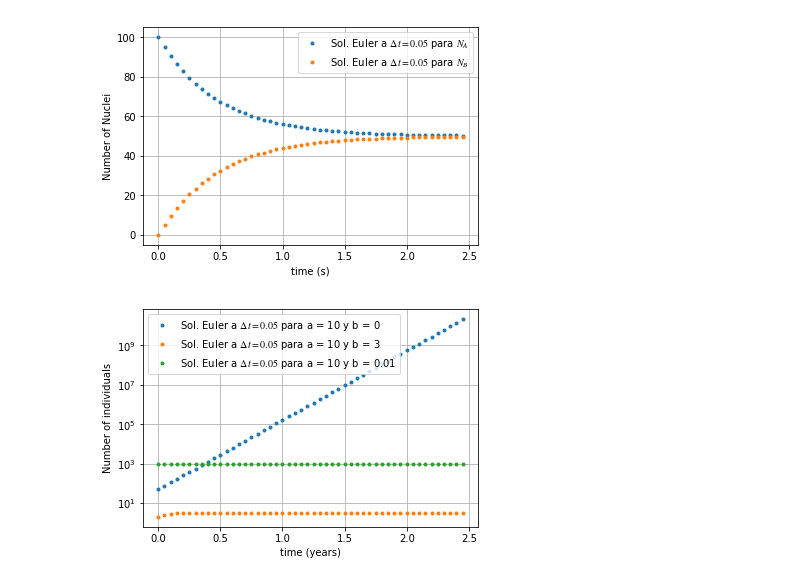
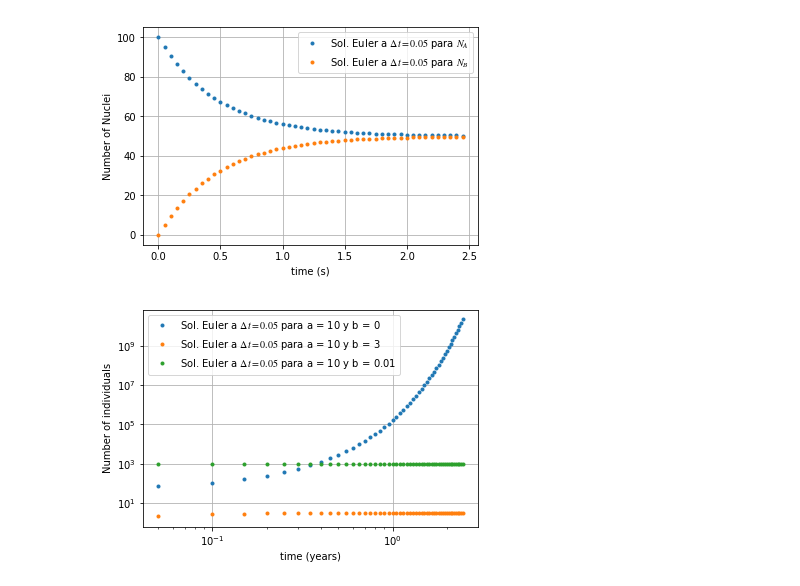
Before and after one commit to ignaciop/python_varios, a Jupyter notebook: nakanishi-giordano-cap1.ipynb, the cells around one changed output. Saved outputs shown, nothing was run; the diff lists cells and outputs as text; code cells hidden in the pictures.

```diff
--- a/nakanishi-giordano-cap1.ipynb
+++ b/nakanishi-giordano-cap1.ipynb
@@ -175,34 +175,34 @@ plt.show()
 # Ej 1.6
 
 deltaT = 0.05
 a = 10
 b1 = 0
 b2 = 3
 b3 = 0.01
 
 N1, N2, N3 = np.empty(50), np.empty(50), np.empty(50)
 t1, t2, t3 = np.empty(50), np.empty(50), np.empty(50)
 N1[0] = 50
 N2[0] = 2
 N3[0] = 1000
 t1[0], t2[0], t3[0] = 0, 0, 0
 
 for i in range(0,49):
     N1[i+1] = N1[i] + (a*N1[i] - b1*N1[i]**2)*deltaT
     N2[i+1] = N2[i] + (a*N2[i] - b2*N2[i]**2)*deltaT
     N3[i+1] = N3[i] + (a*N3[i] - b3*N3[i]**2)*deltaT
     t1[i+1] = t1[i] + deltaT
     t2[i+1] = t2[i] + deltaT
     t3[i+1] = t3[i] + deltaT
 
 plt.figure(1)
-plt.semilogy(t1,N1,'.',label='Sol. Euler a $\Delta t = 0.05$ para a = 10 y b = 0')
-plt.semilogy(t2,N2,'.',label='Sol. Euler a $\Delta t = 0.05$ para a = 10 y b = 3')
-plt.semilogy(t3,N3,'.',label='Sol. Euler a $\Delta t = 0.05$ para a = 10 y b = 0.01')
+plt.loglog(t1,N1,'.',label='Sol. Euler a $\Delta t = 0.05$ para a = 10 y b = 0')
+plt.loglog(t2,N2,'.',label='Sol. Euler a $\Delta t = 0.05$ para a = 10 y b = 3')
+plt.loglog(t3,N3,'.',label='Sol. Euler a $\Delta t = 0.05$ para a = 10 y b = 0.01')
 plt.xlabel('time (years)')
 plt.ylabel('Number of individuals')
 plt.legend(loc='best')
 plt.grid()
 plt.show()
 # %% [output]
-[figure, old version]
+[figure, new version]
```
